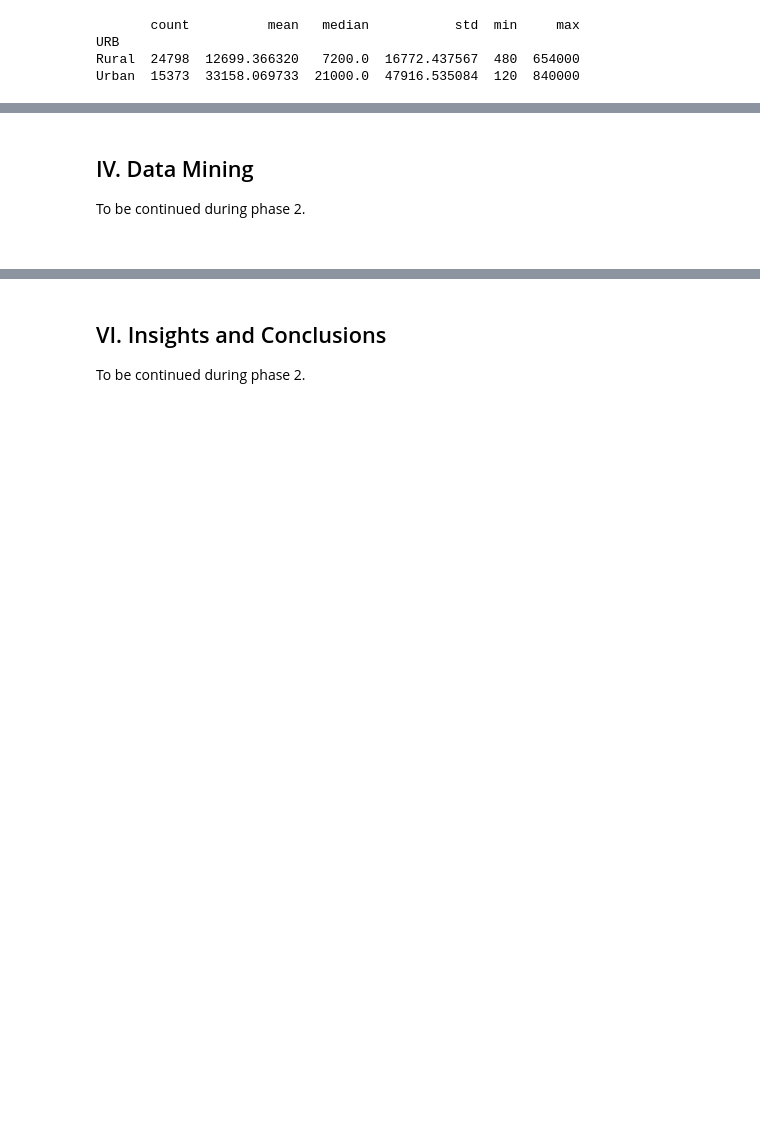
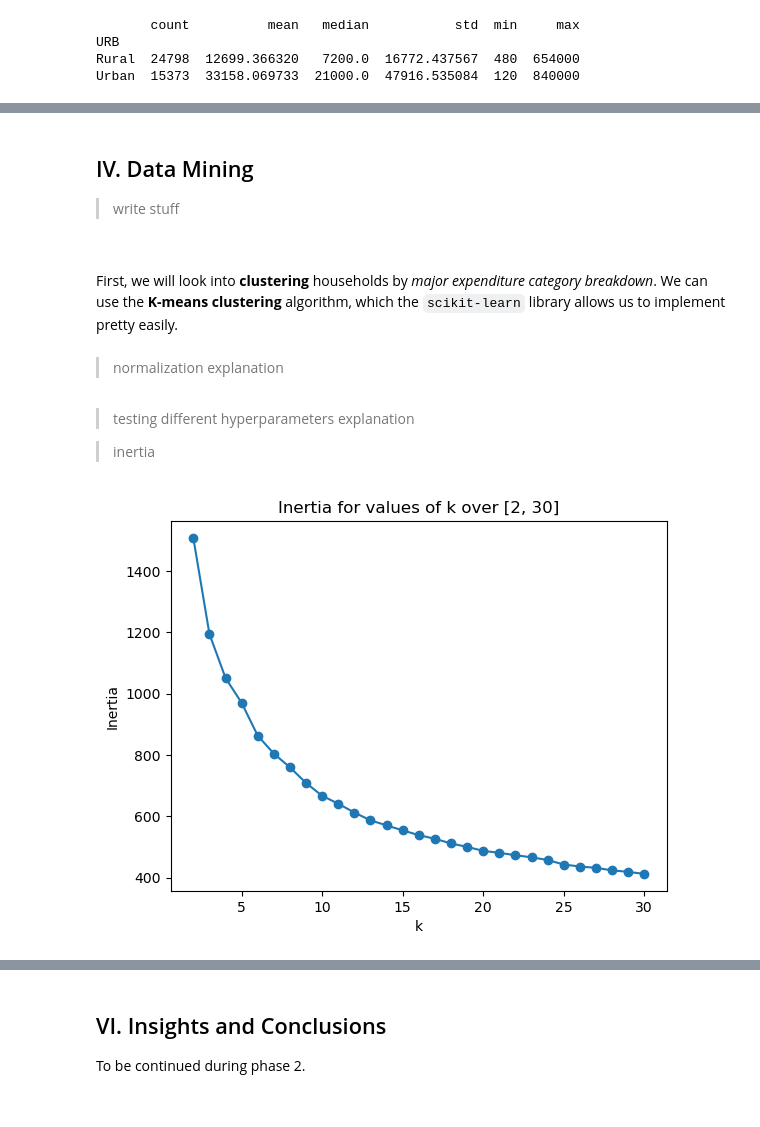
Before and after one commit to qu1r0ra/psa-dataset-analysis, a Jupyter notebook: fie-analysis.ipynb, the cells around one changed output, grey strips where cells are left out. Drawn from its saved outputs; the diff is of its cells as text; code cells hidden in the pictures; blank space fills up the shorter version.

Commit message:
feat: add clustering

```diff
--- a/fie-analysis.ipynb
+++ b/fie-analysis.ipynb
@@ -1487,6 +1499,51 @@ These patterns highlight the divide in housing affordability and property value
 # %% [markdown]
 ## IV. Data Mining
 
-To be continued during phase 2.
+>write stuff
 
 <br>
+# %% [markdown]
+First, we will look into **clustering** households by *major expenditure category breakdown*. We can use the **K-means clustering** algorithm, which the `scikit-learn` library allows us to implement pretty easily.
+# %% [markdown]
+>normalization explanation
+# %%
+total_major_expenditures = df[major_expenditure_categories.values()].sum(axis=1)
+
+for col in major_expenditure_categories.values():
+    df[f'PROP_{col[2:]}'] = df[col] / total_major_expenditures
+
+expenditure_prop_cols = [f'PROP_{col[2:]}' for col in major_expenditure_categories.values()]
+expenditure_prop_df = df[expenditure_prop_cols]
+# %% [markdown]
+>testing different hyperparameters explanation
+
+>inertia
+# %%
+MAX_K = 30
+SEED = 26
+
+k_means_models = {}
+
+# Create a dictionary of models and their inertias over K
+for k in range(2, MAX_K + 1):
+    model = KMeans(n_clusters=k, random_state=26)
+    model.fit(expenditure_prop_df)
+    k_means_models[k] = {
+        'model': model,
+        'inertia': model.inertia_
+    }
+
+inertia_df = pd.DataFrame([
+    {'k': k, 'inertia': info['inertia']} for k, info in k_means_models.items()
+])
+
+inertia_df['Δ inertia'] = inertia_df['inertia'] - inertia_df['inertia'].shift(1)
+inertia_df['% decrease'] = np.abs(inertia_df['Δ inertia']) / inertia_df['inertia'].shift(1) * 100
+
+plt.plot(inertia_df['k'], inertia_df['inertia'], marker='o')
+plt.title(f'Inertia for values of k over [2, {MAX_K}]')
+plt.xlabel('k')
+plt.ylabel('Inertia')
+plt.show()
+# %% [output]
+[figure, added]
```
Also changed, not shown: parts of 17 cells of this notebook.
